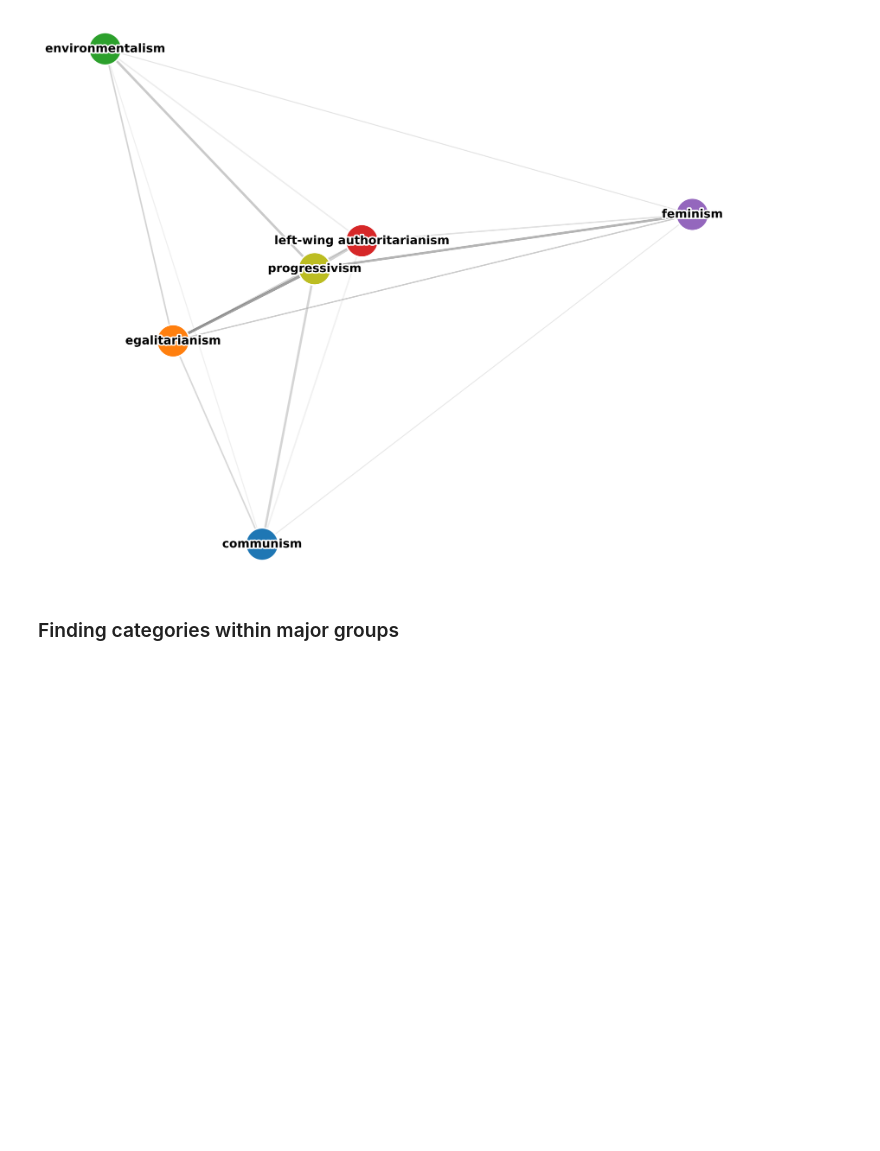
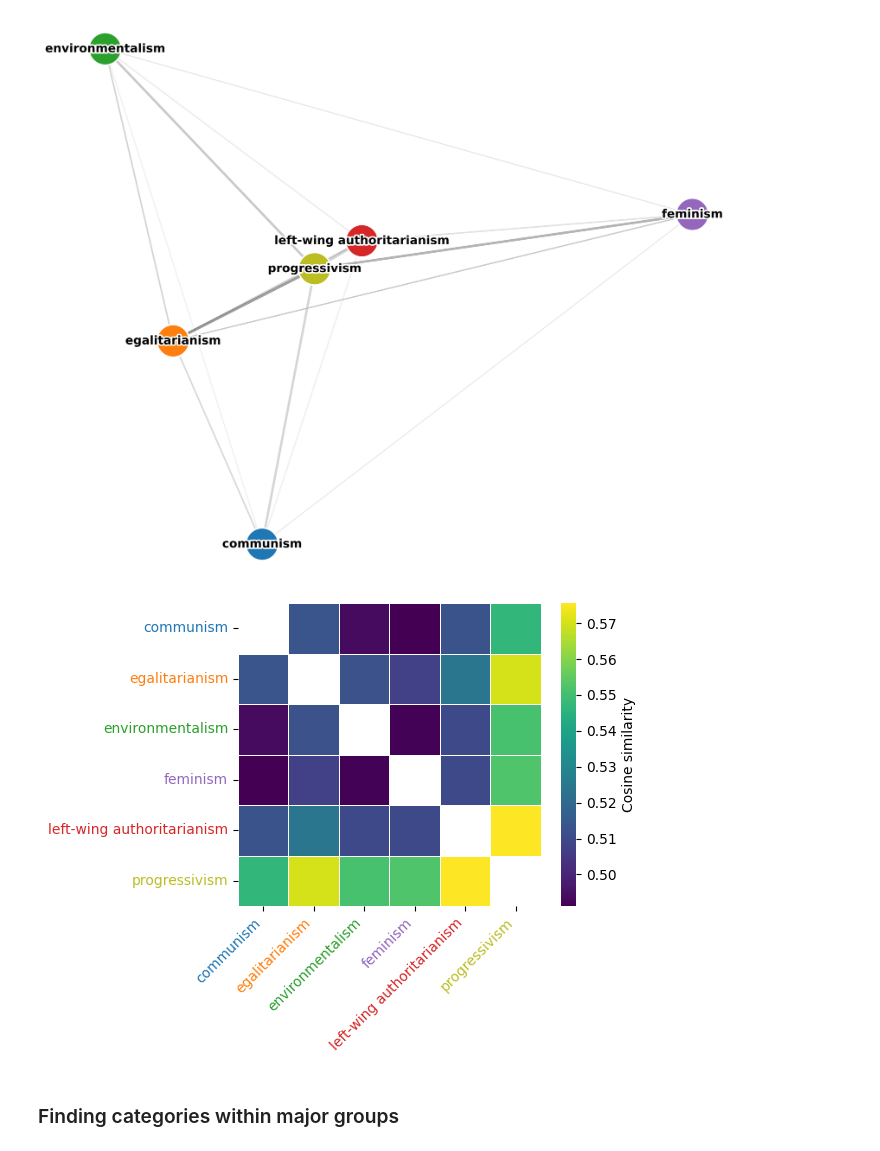
Before and after one commit to poltools/systematic_review_left_items, a Jupyter notebook: analysis.ipynb, the cells around one changed output. Drawn from its saved outputs; the diff is of its cells as text; code cells hidden in the pictures; blank space fills up the shorter version.

```diff
--- a/analysis.ipynb
+++ b/analysis.ipynb
@@ -546,5 +457,29 @@ plot_category_network_3d(
 )
 # %% [output]
 [figure]
+# %%
+# If you want the latest year in df_pairs:
+from modules.network import plot_category_similarity_heatmap_from_pairs
+
+
+latest_year = int(df_pairs["Year"].max())
+
+order = ["communism","egalitarianism","environmentalism","feminism",
+         "left-wing authoritarianism","progressivism"]
+
+plot_category_similarity_heatmap_from_pairs(
+    df_pairs=df_pairs.query('Cat1 not in @excluded_categories and Cat2 not in @excluded_categories'),
+    year=latest_year,
+    cat1_col="Cat1",
+    cat2_col="Cat2",
+    sim_col="Overlap",
+    order=order,
+    palette=my_palette,
+    cmap="viridis",
+    figsize=(6.2, 4.8),
+    save_path="figures/category_similarity_heatmap.png",
+)
+# %% [output]
+[figure, added]
 # %% [markdown]
 ### Finding categories within major groups
```
Also changed, not shown: parts of 37 cells of this notebook, 15 other files.
